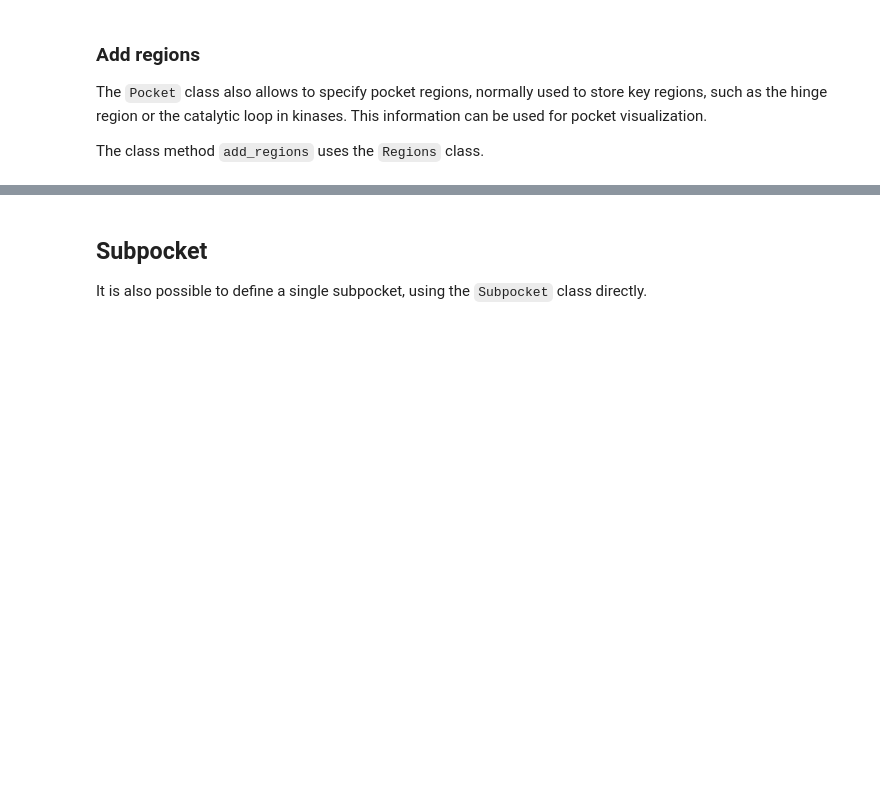
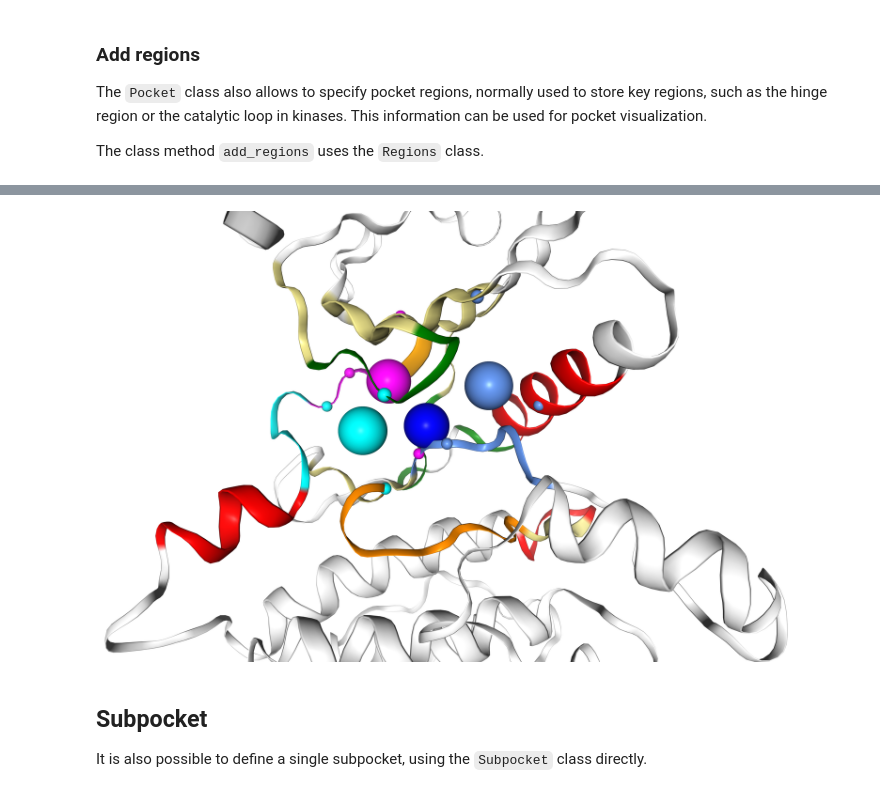
Before and after one commit to volkamerlab/opencadd, a Jupyter notebook: docs/tutorials/structure_subpockets.ipynb, the cells around one changed output, grey strips where cells are left out. Cells and saved outputs as stored; diff of their text form; code cells hidden in the pictures; blank space fills up the shorter version.

Commit message:
Update tutorial (enhanced visualization)

```diff
--- a/docs/tutorials/structure_subpockets.ipynb
+++ b/docs/tutorials/structure_subpockets.ipynb
@@ -106,3 +217,8 @@ pocket.regions
+# %%
+# Static output
+view._display_image()
+# %% [output]
+[figure, added]
 # %% [markdown]
 ## Subpocket
 
```
Also changed, not shown: parts of 40 cells of this notebook.
